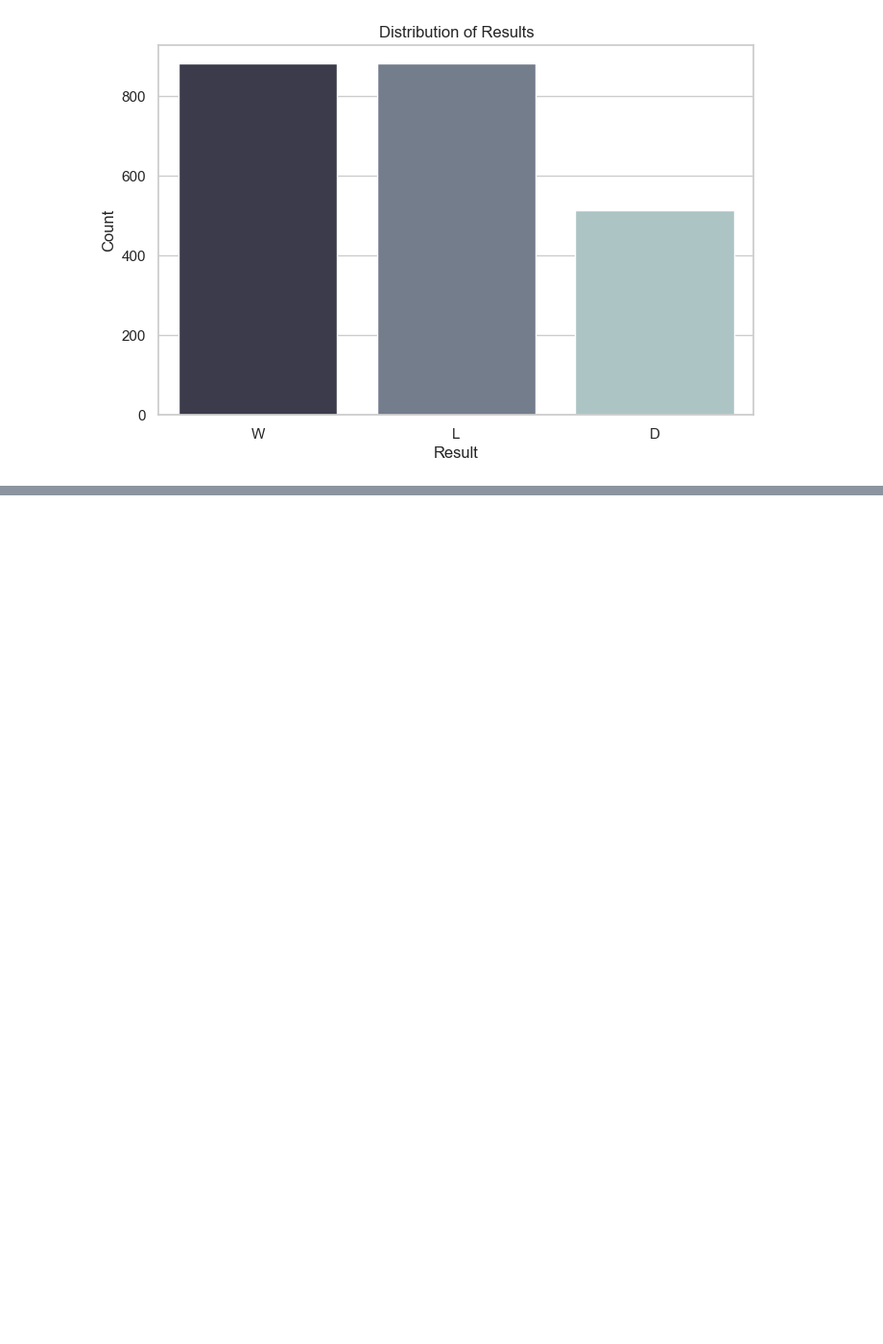
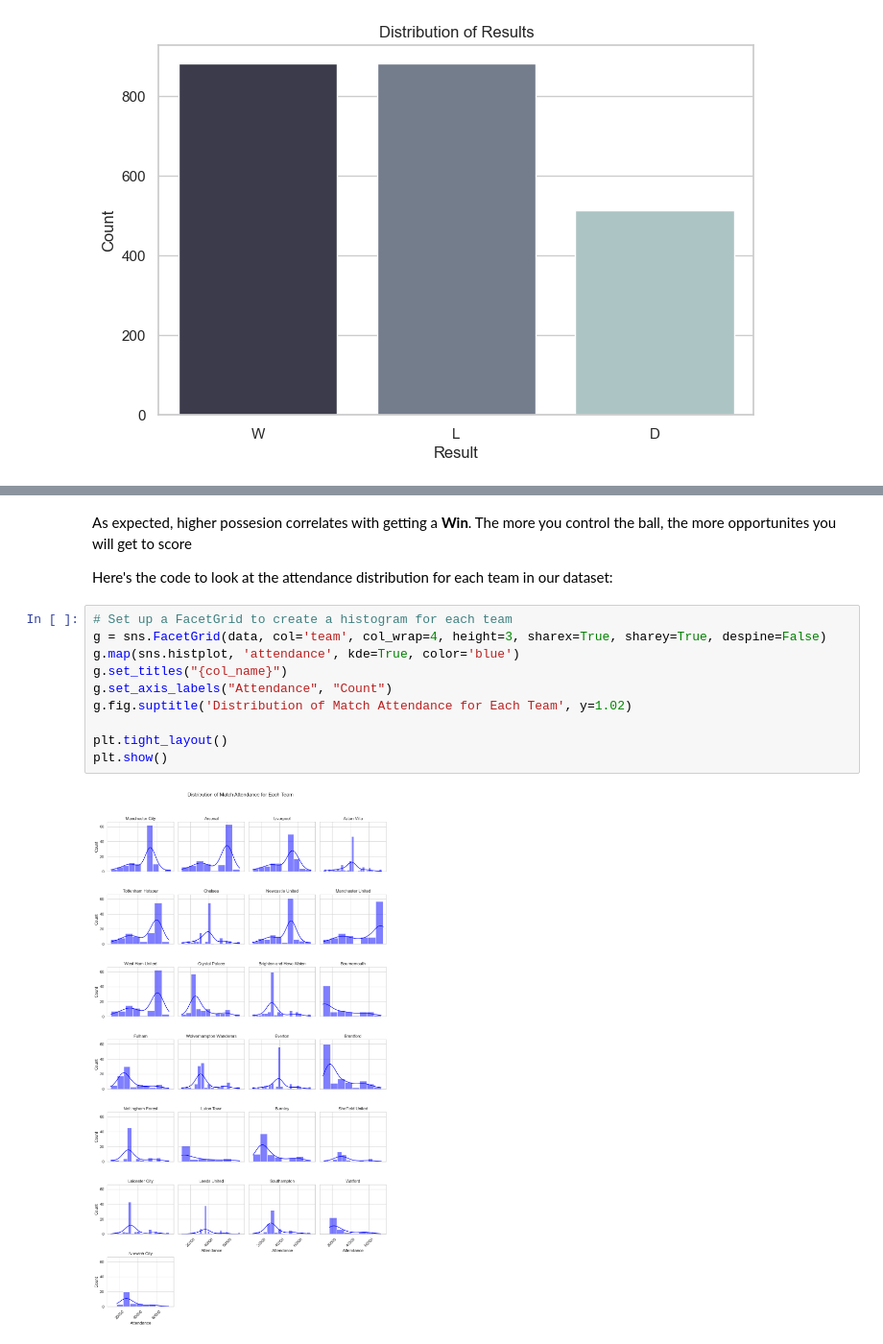
Before and after one commit to arjuna26/CPSC322-final, a Jupyter notebook: mining.ipynb, the cells around one changed output, grey strips where cells are left out. Shown at 96% size. Drawn from its saved outputs; the diff is of its cells as text; blank space fills up the shorter version.

```diff
--- a/mining.ipynb
+++ b/mining.ipynb
@@ -92,0 +124,16 @@ plt.show()
+# %% [markdown]
+As expected, higher possesion correlates with getting a **Win**. The more you control the ball, the more opportunites you will get to score
+
+Here's the code to look at the attendance distribution for each team in our dataset:
+# %%
+# Set up a FacetGrid to create a histogram for each team
+g = sns.FacetGrid(data, col='team', col_wrap=4, height=3, sharex=True, sharey=True, despine=False)
+g.map(sns.histplot, 'attendance', kde=True, color='blue')
+g.set_titles("{col_name}")
+g.set_axis_labels("Attendance", "Count")
+g.fig.suptitle('Distribution of Match Attendance for Each Team', y=1.02)
+
+plt.tight_layout()
+plt.show()
+# %% [output]
+[figure, added]
```
Also changed, not shown: parts of 7 cells of this notebook.
